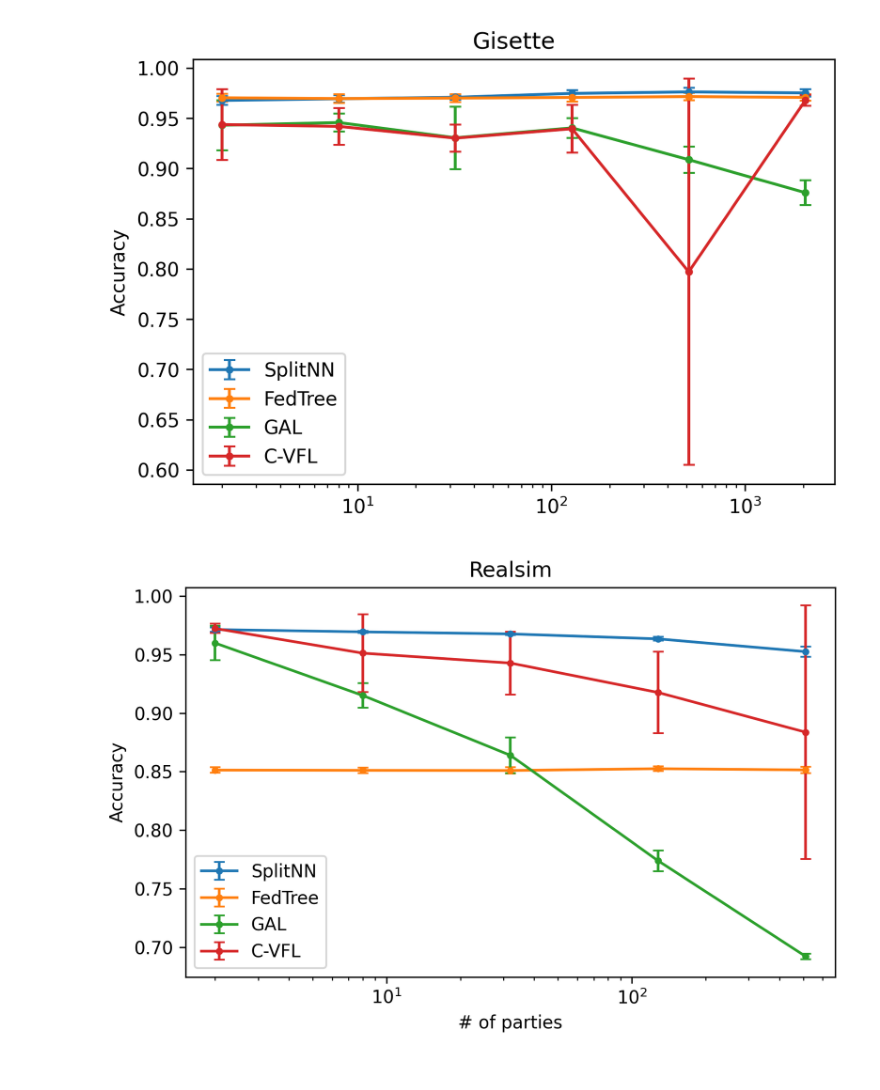
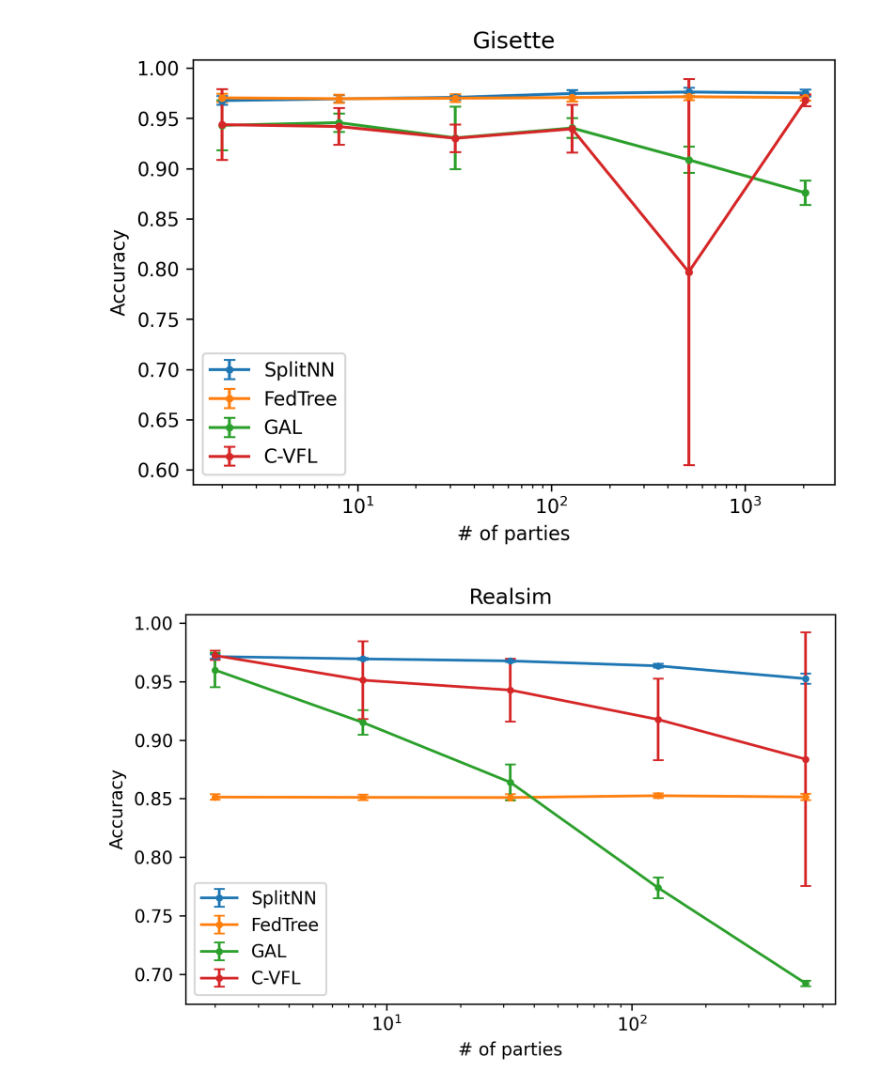
Before and after one commit to Xtra-Computing/VertiBench, a Jupyter notebook: scale_test.ipynb, the cells around one changed output. Saved outputs shown, nothing was run; the diff lists cells and outputs as text; code cells hidden in the pictures.

```diff
--- a/scale_test.ipynb
+++ b/scale_test.ipynb
@@ -101,7 +101,7 @@ def draw():
     ax1.errorbar(x, y, yerr=yerr,label="C-VFL", fmt='.-', capsize=3)
 
     ax1.set_title("Gisette")
-    # ax1.set_xlabel("# of parties")
+    ax1.set_xlabel("# of parties")
     ax1.set_ylabel("Accuracy")
     ax1.set_xscale('log')
     ax1.legend()
@@ -126,32 +126,32 @@ def draw():
     ax2.errorbar(x, y, yerr=yerr,label="FedTree", fmt='.-', capsize=3)
 
     x = [2, 8, 32, 128, 512]
     y = [np.mean(gal_realsim[key]) for key in x]
     yerr = [np.std(gal_realsim[key]) for key in x]
     # x.insert(1, 4)
     # y.insert(1, 0.9352)
     # yerr.insert(1, 0.0222)
     ax2.errorbar(x, y, yerr=yerr,label="GAL", fmt='.-', capsize=3)
 
     x = [2, 8, 32, 128, 512]
     y = [np.mean(cvfl_realsim[key]) for key in x]
     yerr = [np.std(cvfl_realsim[key]) for key in x]
     # x.insert(1, 4)
     # y.insert(1, 0.8858)
     # yerr.insert(1, 0.1671)
     ax2.errorbar(x, y, yerr=yerr,label="C-VFL", fmt='.-', capsize=3)
 
     ax2.set_title("Realsim")
     ax2.set_xlabel("# of parties")
     ax2.set_ylabel("Accuracy")
     ax2.set_xscale('log')
     ax2.legend()
     fig2.tight_layout()
 
     fig1.savefig("fig/scale_test_gisette.png", dpi=300)
     fig2.savefig("fig/scale_test_realsim.png", dpi=300)
 
 draw()
 # %% [output]
-[figure, old version]
+[figure, new version]
 [figure]
```
Also changed, not shown: 1 other file.
